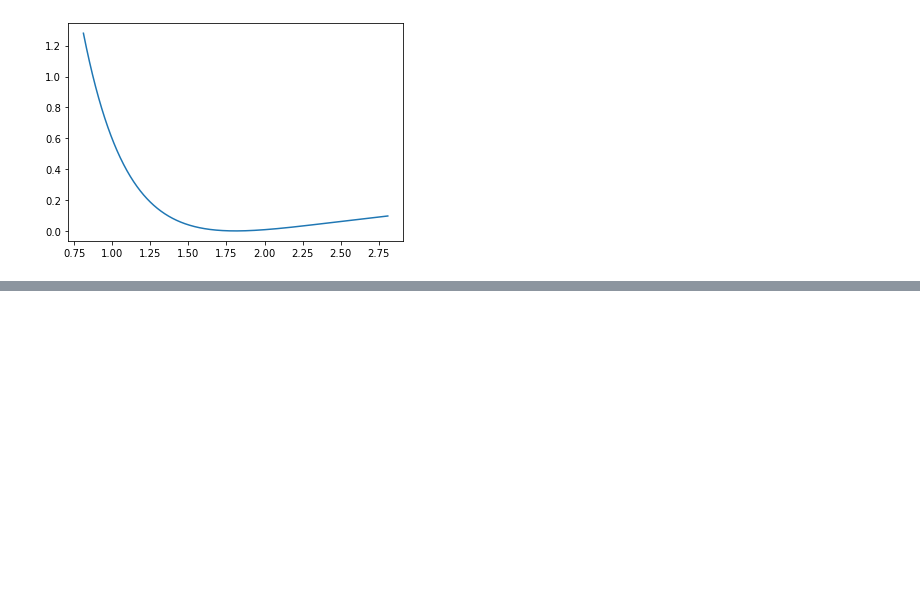
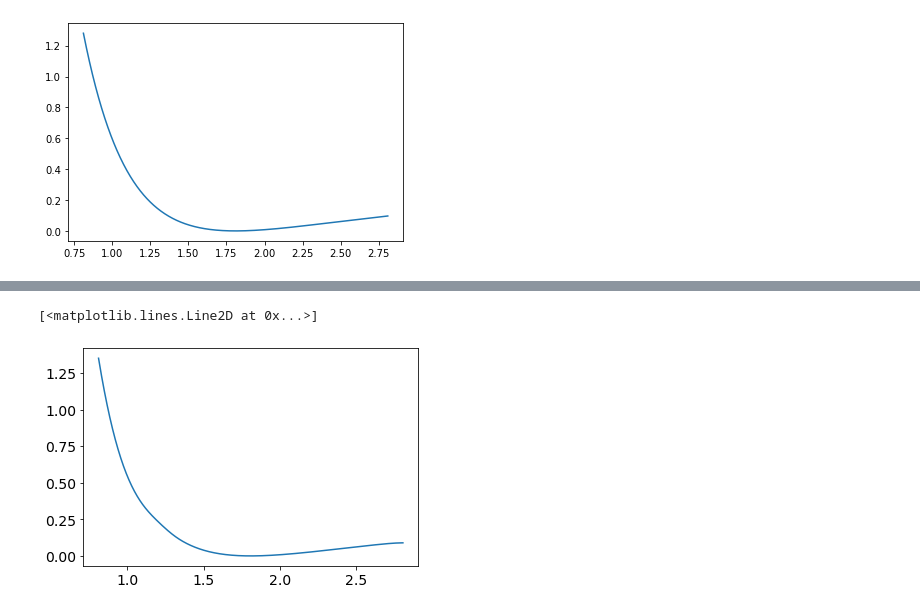
Before and after one commit to FenrisWolfff/dvr, a Jupyter notebook: H2O_Sampling.ipynb, the cells around one changed output, grey strips where cells are left out. Cells and saved outputs as stored; diff of their text form; code cells hidden in the pictures; blank space fills up the shorter version.

```diff
--- a/H2O_Sampling.ipynb
+++ b/H2O_Sampling.ipynb
@@ -71,0 +101,5 @@ plt.plot(cds[:,0,0], water_pot.getpot(cds))
+# %%
+plt.plot(cds[:,0,0], water_pot_nn.getpot(cds))
+# %% [output]
+[<matplotlib.lines.Line2D at 0x...>]
+[figure, added]
```
Also changed, not shown: parts of 11 cells of this notebook.
